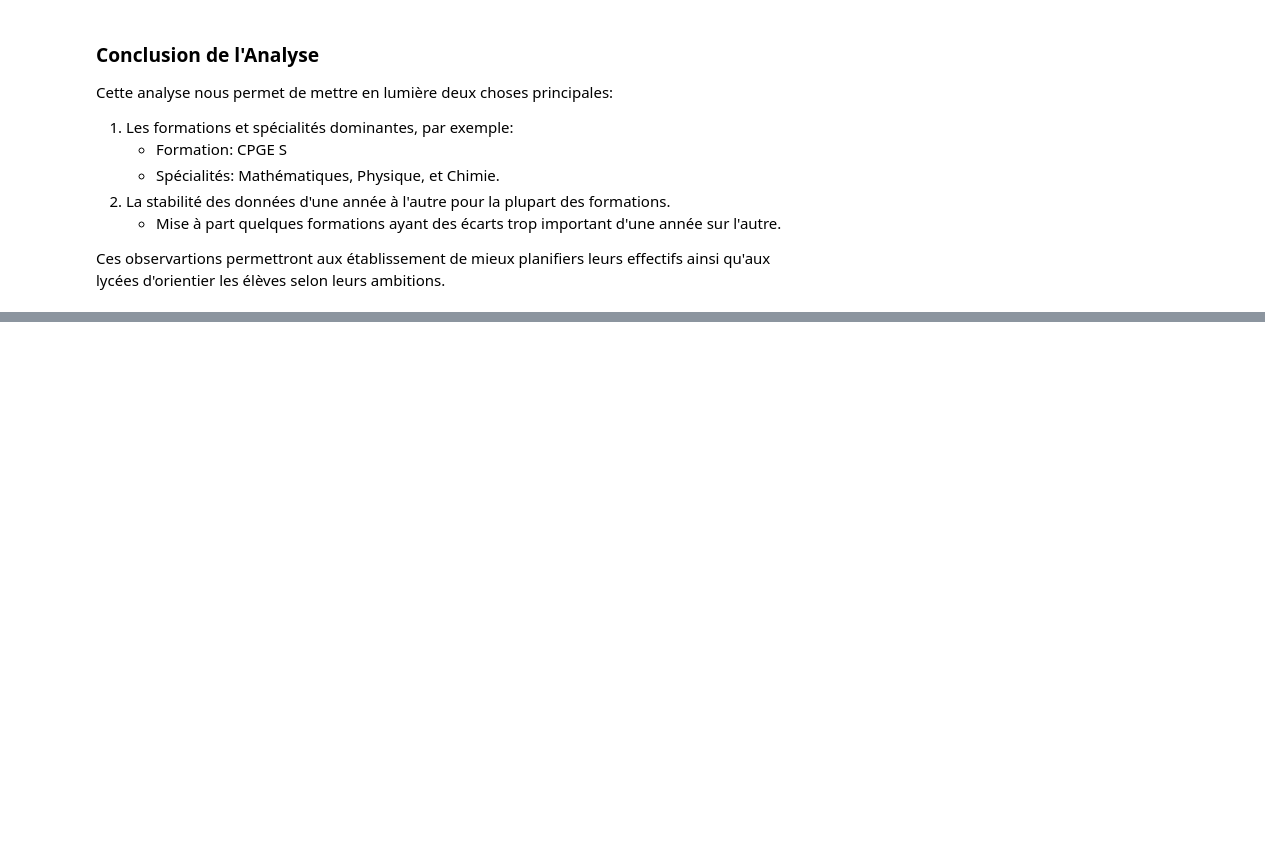
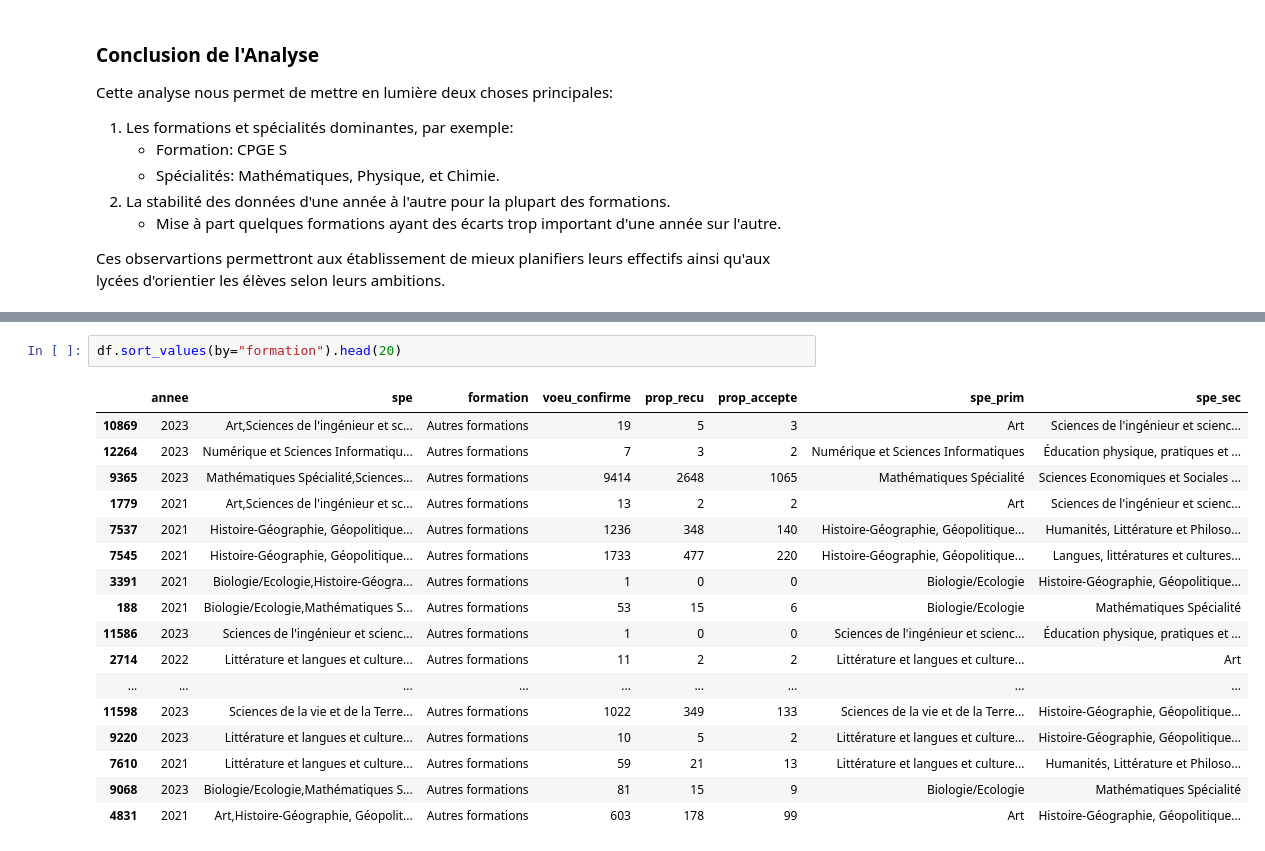
Before and after one commit to vraus/Projet_FDD, a Jupyter notebook: main.ipynb, the cells around one changed output, grey strips where cells are left out. Cells and saved outputs as stored; diff of their text form; blank space fills up the shorter version.

Commit message:
Ajout dataframe réorientation

```diff
--- a/main.ipynb
+++ b/main.ipynb
@@ -448,0 +516,20 @@ Nous pouvons maintenant pousser l'analyse sur plusieurs axes.
+# %%
+df.sort_values(by="formation").head(20)
+# %% [output]
+|  | annee | spe | formation | voeu_confirme | prop_recu | prop_accepte | spe_prim | spe_sec |
+| 10869 | 2023 | Art,Sciences de l'ingénieur et sc... | Autres formations | 19 | 5 | 3 | Art | Sciences de l'ingénieur et scienc... |
+| 12264 | 2023 | Numérique et Sciences Informatiqu... | Autres formations | 7 | 3 | 2 | Numérique et Sciences Informatiques | Éducation physique, pratiques et ... |
+| 9365 | 2023 | Mathématiques Spécialité,Sciences... | Autres formations | 9414 | 2648 | 1065 | Mathématiques Spécialité | Sciences Economiques et Sociales ... |
+| 1779 | 2021 | Art,Sciences de l'ingénieur et sc... | Autres formations | 13 | 2 | 2 | Art | Sciences de l'ingénieur et scienc... |
+| 7537 | 2021 | Histoire-Géographie, Géopolitique... | Autres formations | 1236 | 348 | 140 | Histoire-Géographie, Géopolitique... | Humanités, Littérature et Philoso... |
+| 7545 | 2021 | Histoire-Géographie, Géopolitique... | Autres formations | 1733 | 477 | 220 | Histoire-Géographie, Géopolitique... | Langues, littératures et cultures... |
+| 3391 | 2021 | Biologie/Ecologie,Histoire-Géogra... | Autres formations | 1 | 0 | 0 | Biologie/Ecologie | Histoire-Géographie, Géopolitique... |
+| 188 | 2021 | Biologie/Ecologie,Mathématiques S... | Autres formations | 53 | 15 | 6 | Biologie/Ecologie | Mathématiques Spécialité |
+| 11586 | 2023 | Sciences de l'ingénieur et scienc... | Autres formations | 1 | 0 | 0 | Sciences de l'ingénieur et scienc... | Éducation physique, pratiques et ... |
+| 2714 | 2022 | Littérature et langues et culture... | Autres formations | 11 | 2 | 2 | Littérature et langues et culture... | Art |
+| ... | ... | ... | ... | ... | ... | ... | ... | ... |
+| 11598 | 2023 | Sciences de la vie et de la Terre... | Autres formations | 1022 | 349 | 133 | Sciences de la vie et de la Terre... | Histoire-Géographie, Géopolitique... |
+| 9220 | 2023 | Littérature et langues et culture... | Autres formations | 10 | 5 | 2 | Littérature et langues et culture... | Histoire-Géographie, Géopolitique... |
+| 7610 | 2021 | Littérature et langues et culture... | Autres formations | 59 | 21 | 13 | Littérature et langues et culture... | Humanités, Littérature et Philoso... |
+| 9068 | 2023 | Biologie/Ecologie,Mathématiques S... | Autres formations | 81 | 15 | 9 | Biologie/Ecologie | Mathématiques Spécialité |
+| 4831 | 2021 | Art,Histoire-Géographie, Géopolit... | Autres formations | 603 | 178 | 99 | Art | Histoire-Géographie, Géopolitique... |
```
Also changed, not shown: parts of 6 cells of this notebook, 3 other files.
